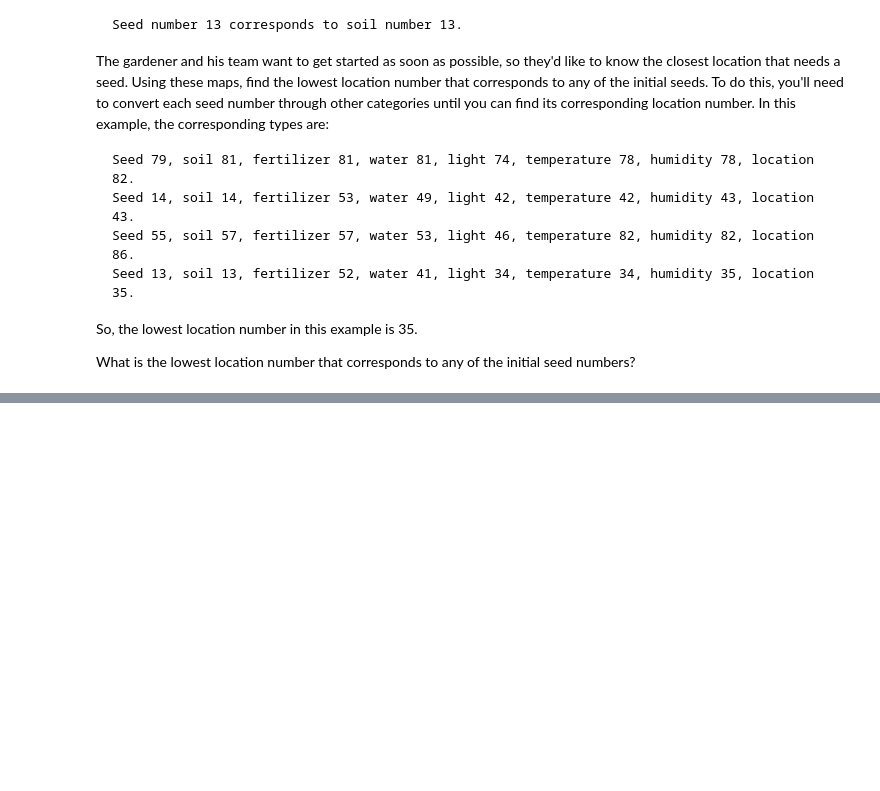
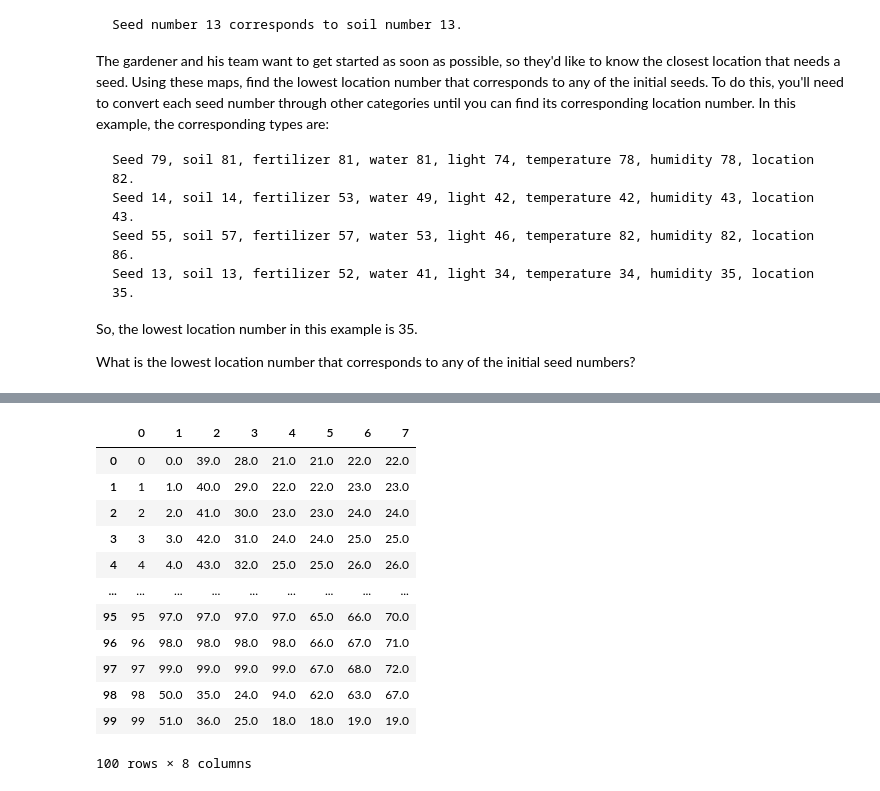
Before and after one commit to misty-garcia/advent-of-code-2023, a Jupyter notebook: day_05.ipynb, the cells around one changed output, grey strips where cells are left out. Cells and saved outputs as stored; diff of their text form; code cells hidden in the pictures; blank space fills up the shorter version.

```diff
--- a/day_05.ipynb
+++ b/day_05.ipynb
@@ -130,5 +170,5 @@ data = ['seeds: 79 14 55 13',
 # %%
-map_names = ['seed-to-soil','soil-to-fertilizer','fertilizer-to-water','water-to-light'
+map_names = ['seed-to-soil','soil-to-fertilizer','fertilizer-to-water','water-to-light',
             'light-to-temperature','temperature-to-humidity','humidity-to-location']
 # %%
 maps = {}
@@ -158,4 +209,5 @@ maps
 # %%
 for mapping in maps:
-    print(maps[mapping])
+    one_map = maps[mapping]
+    print(one_map)
 # %% [output]
@@ -166,0 +221,3 @@ for mapping in maps:
+# %%
+one_map = maps['seed-to-soil']
+one_map
@@ -166,0 +267,10 @@ for mapping in maps:
+# %%
+max_of_all = 0
+
+for build in all_builds:
+    build_max = np.array(build).flatten().max()
+    if build_max > max_of_all:
+        max_of_all = build_max
+
+counter = pd.DataFrame(np.arange(max_of_all+1))
+counter.tail()
@@ -166,0 +284,31 @@ for mapping in maps:
+# %%
+all_builds_df = pd.DataFrame()
+
+for i, build in enumerate(all_builds):
+#     print(i)
+    temp_df = pd.DataFrame(build, columns=[i,i+1])
+#     print(temp_df.head())
+
+    if i == 0:
+        all_builds_df = pd.merge(counter, temp_df, how='outer', on=i)
+
+    else:
+        all_builds_df = pd.merge(all_builds_df, temp_df, how='outer', on=i)
+
+    all_builds_df[i+1] = np.where(all_builds_df[i+1].isnull(), all_builds_df[i], all_builds_df[i+1])
+
+all_builds_df
+# %% [output]
+|  | 0 | 1 | 2 | 3 | 4 | 5 | 6 | 7 |
+| 0 | 0 | 0.0 | 39.0 | 28.0 | 21.0 | 21.0 | 22.0 | 22.0 |
+| 1 | 1 | 1.0 | 40.0 | 29.0 | 22.0 | 22.0 | 23.0 | 23.0 |
+| 2 | 2 | 2.0 | 41.0 | 30.0 | 23.0 | 23.0 | 24.0 | 24.0 |
+| 3 | 3 | 3.0 | 42.0 | 31.0 | 24.0 | 24.0 | 25.0 | 25.0 |
+| 4 | 4 | 4.0 | 43.0 | 32.0 | 25.0 | 25.0 | 26.0 | 26.0 |
+| ... | ... | ... | ... | ... | ... | ... | ... | ... |
+| 95 | 95 | 97.0 | 97.0 | 97.0 | 97.0 | 65.0 | 66.0 | 70.0 |
+| 96 | 96 | 98.0 | 98.0 | 98.0 | 98.0 | 66.0 | 67.0 | 71.0 |
+| 97 | 97 | 99.0 | 99.0 | 99.0 | 99.0 | 67.0 | 68.0 | 72.0 |
+| 98 | 98 | 50.0 | 35.0 | 24.0 | 94.0 | 62.0 | 63.0 | 67.0 |
+| 99 | 99 | 51.0 | 36.0 | 25.0 | 18.0 | 18.0 | 19.0 | 19.0 |
+100 rows × 8 columns
```
Also changed, not shown: parts of 11 cells of this notebook.
